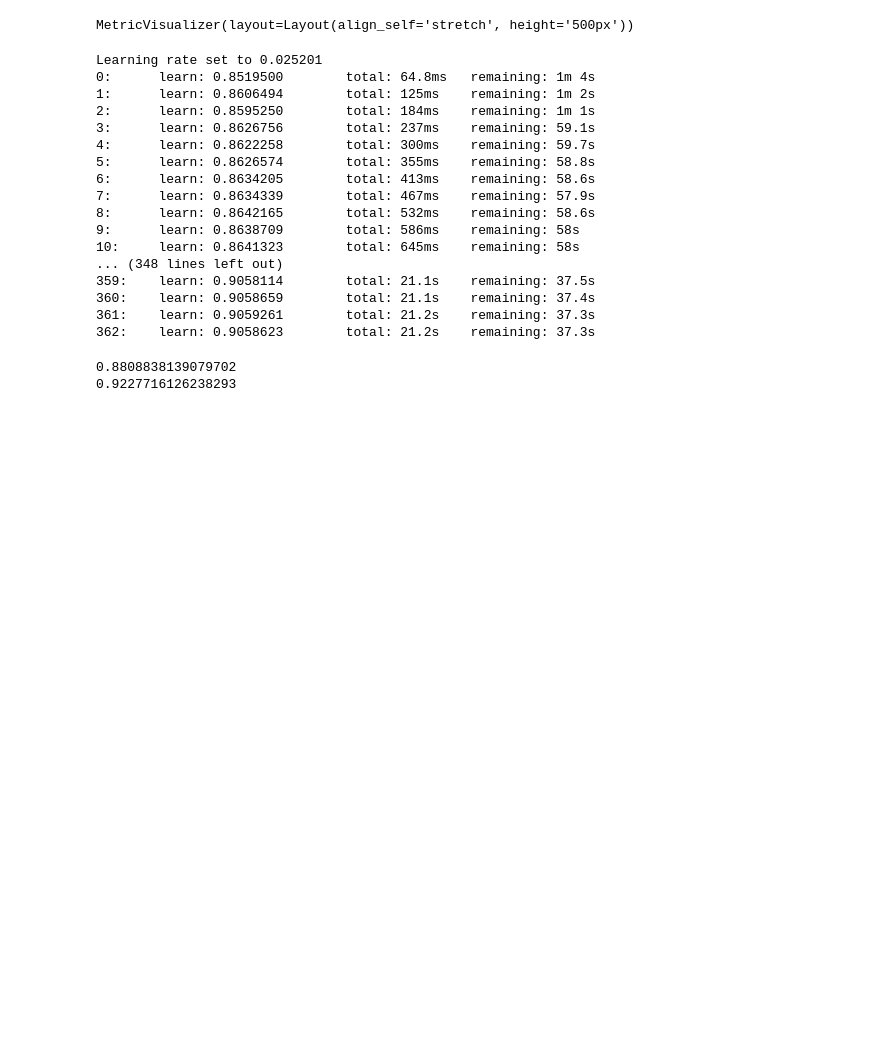
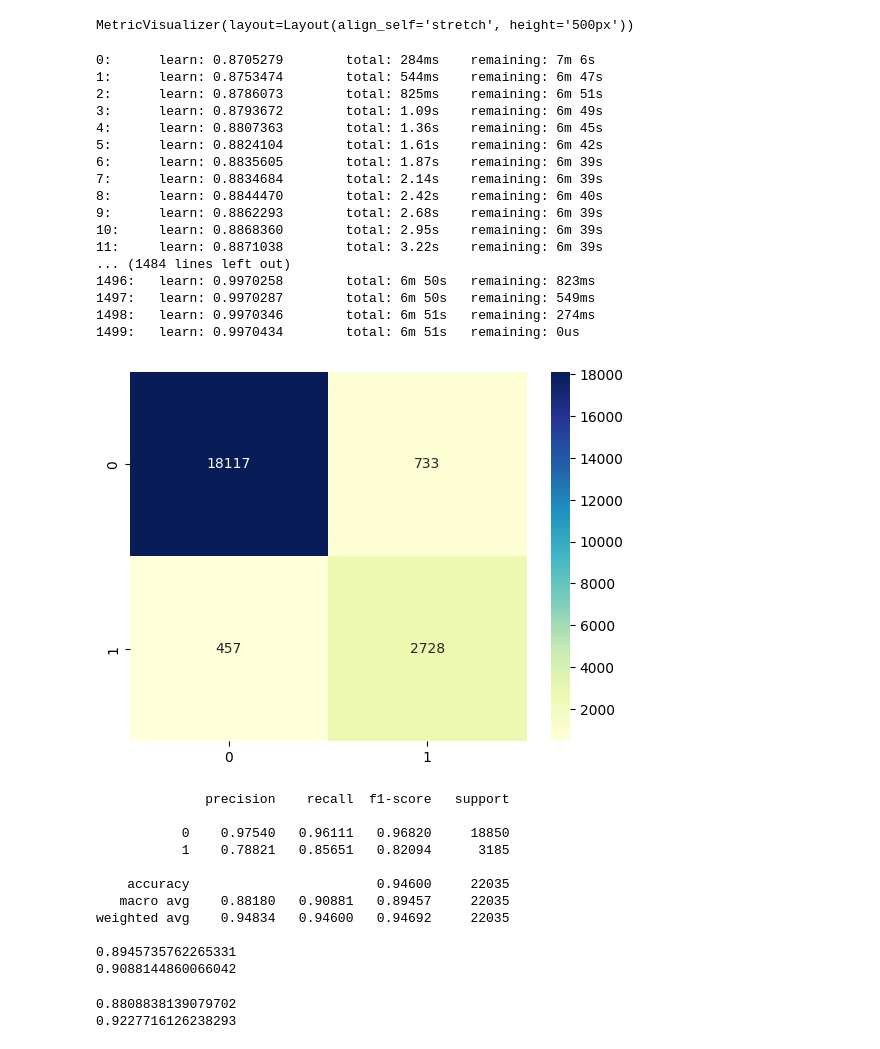
Before and after one commit to dead4an/AIIJC2023-manufacturing, a Jupyter notebook: boosting_models/catboost.ipynb, the cells around one changed output. Saved outputs shown, nothing was run; the diff lists cells and outputs as text; code cells hidden in the pictures; blank space fills up the shorter version.

```diff
--- a/boosting_models/catboost.ipynb
+++ b/boosting_models/catboost.ipynb
@@ -235,17 +92,15 @@ study = opt.create_study(direction='maximize')
 study.optimize(objective, n_trials=50)
 # %%
 best_params = {
-    'cat_features': cat_features,
-    # 'iterations': 1000,
+    'cat_features': CAT_FEATURES,
+    'iterations': 1500,
     'max_depth': 12,
-    # 'num_leaves': 160,
-    # 'l2_leaf_reg': 0.2,
+    'l2_leaf_reg': 0.2,
     'auto_class_weights': 'Balanced',
     'task_type': 'GPU',
-    # 'grow_policy': 'Lossguide'
 }
 # %%
-data_preprocessor = DataPreprocessor(cat_features, scale_features, drop_features, rename_cols)
+data_preprocessor = DataPreprocessor(encode_categorical=False)
 model = CatBoostClassifier(**best_params, eval_metric='F1')
 pipeline = Pipeline([
     ('data_preproc', data_preprocessor),
@@ -256,23 +111,38 @@ pipeline.fit(X_train, y_train, model__plot=True)
 preds = pipeline.predict(X_test)
 # %% [output]
 MetricVisualizer(layout=Layout(align_self='stretch', height='500px'))
-Learning rate set to 0.025201
-0:      learn: 0.8519500        total: 64.8ms   remaining: 1m 4s
-1:      learn: 0.8606494        total: 125ms    remaining: 1m 2s
-2:      learn: 0.8595250        total: 184ms    remaining: 1m 1s
-3:      learn: 0.8626756        total: 237ms    remaining: 59.1s
-4:      learn: 0.8622258        total: 300ms    remaining: 59.7s
-5:      learn: 0.8626574        total: 355ms    remaining: 58.8s
-6:      learn: 0.8634205        total: 413ms    remaining: 58.6s
-7:      learn: 0.8634339        total: 467ms    remaining: 57.9s
-8:      learn: 0.8642165        total: 532ms    remaining: 58.6s
-9:      learn: 0.8638709        total: 586ms    remaining: 58s
-10:     learn: 0.8641323        total: 645ms    remaining: 58s
-... (348 lines left out)
-359:    learn: 0.9058114        total: 21.1s    remaining: 37.5s
-360:    learn: 0.9058659        total: 21.1s    remaining: 37.4s
-361:    learn: 0.9059261        total: 21.2s    remaining: 37.3s
-362:    learn: 0.9058623        total: 21.2s    remaining: 37.3s
+0:      learn: 0.8705279        total: 284ms    remaining: 7m 6s
+1:      learn: 0.8753474        total: 544ms    remaining: 6m 47s
+2:      learn: 0.8786073        total: 825ms    remaining: 6m 51s
+3:      learn: 0.8793672        total: 1.09s    remaining: 6m 49s
+4:      learn: 0.8807363        total: 1.36s    remaining: 6m 45s
+5:      learn: 0.8824104        total: 1.61s    remaining: 6m 42s
+6:      learn: 0.8835605        total: 1.87s    remaining: 6m 39s
+7:      learn: 0.8834684        total: 2.14s    remaining: 6m 39s
+8:      learn: 0.8844470        total: 2.42s    remaining: 6m 40s
+9:      learn: 0.8862293        total: 2.68s    remaining: 6m 39s
+10:     learn: 0.8868360        total: 2.95s    remaining: 6m 39s
+11:     learn: 0.8871038        total: 3.22s    remaining: 6m 39s
+... (1484 lines left out)
+1496:   learn: 0.9970258        total: 6m 50s   remaining: 823ms
+1497:   learn: 0.9970287        total: 6m 50s   remaining: 549ms
+1498:   learn: 0.9970346        total: 6m 51s   remaining: 274ms
+1499:   learn: 0.9970434        total: 6m 51s   remaining: 0us
+# %%
+valid_predictions(y_test, preds)
+# %% [output]
+[figure, added]
+              precision    recall  f1-score   support
+
+           0    0.97540   0.96111   0.96820     18850
+           1    0.78821   0.85651   0.82094      3185
+
+    accuracy                        0.94600     22035
+   macro avg    0.88180   0.90881   0.89457     22035
+weighted avg    0.94834   0.94600   0.94692     22035
+
+0.8945735762265331
+0.9088144860066042
 # %%
 print(f1_score(y_test, preds, average='macro'))
 print(roc_auc_score(y_test, preds))
```
Also changed, not shown: parts of 5 cells of this notebook, 5 other files.
